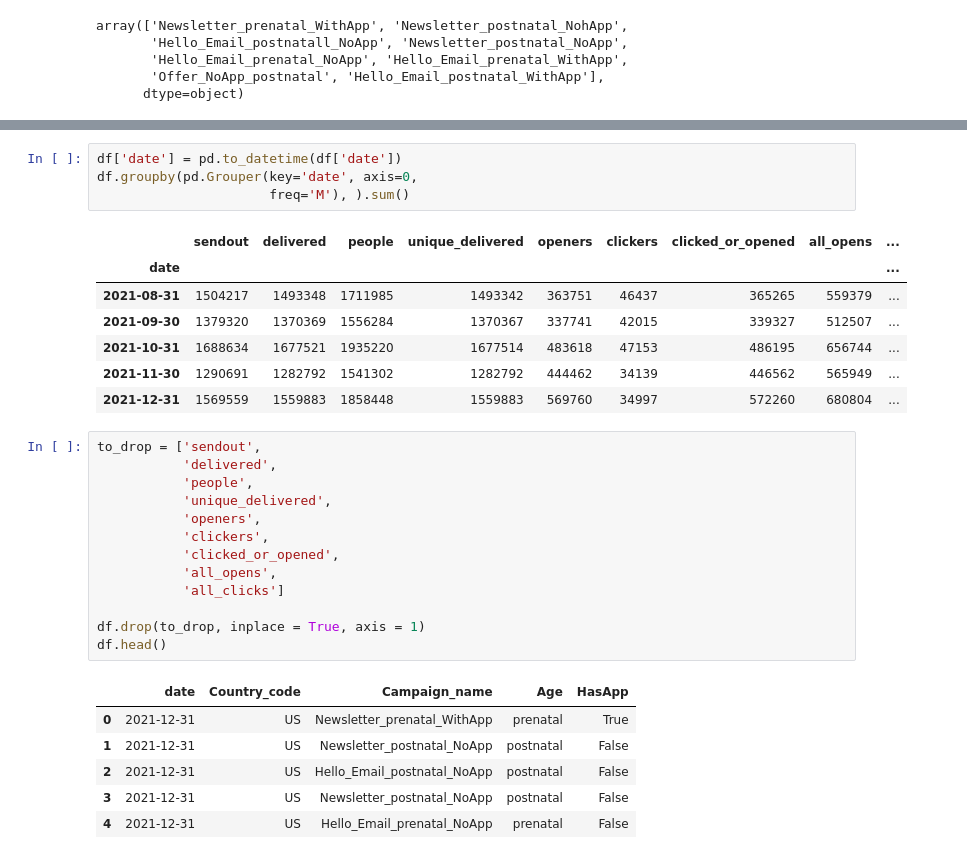
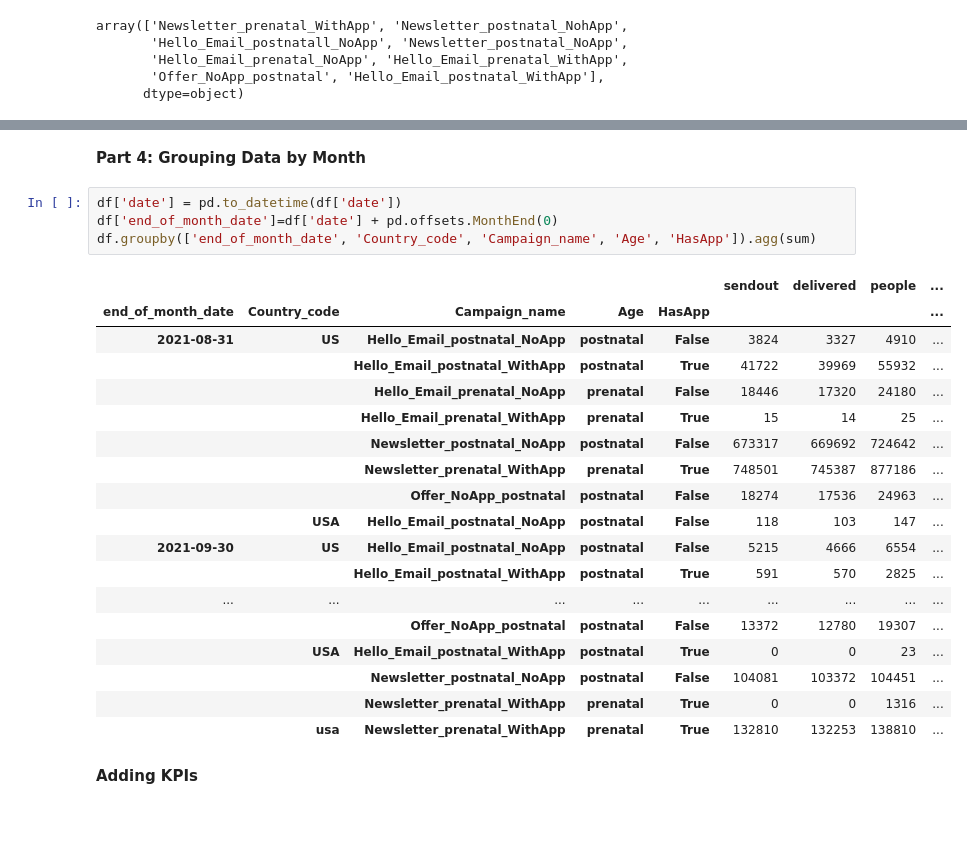
Before and after one commit to amansingla444/Data-Cleaning-and-Visualization-with-Python, a Jupyter notebook: code.ipynb, the cells around one changed output, grey strips where cells are left out. Saved outputs shown, nothing was run; the diff lists cells and outputs as text; blank space fills up the shorter version.

```diff
--- a/code.ipynb
+++ b/code.ipynb
@@ -92,35 +92,30 @@ df.head()
 | 2 | 2021-12-31 | US | Hello_Email_postnatal_NoApp | postnatal | False | 0 | 0 | 4 | 0 | ... |
 | 3 | 2021-12-31 | US | Newsletter_postnatal_NoApp | postnatal | False | 103974 | 103210 | 104423 | 103210 | ... |
 | 4 | 2021-12-31 | US | Hello_Email_prenatal_NoApp | prenatal | False | 0 | 0 | 20 | 0 | ... |
+# %% [markdown]
+**Part 4: Grouping Data by Month**
 # %%
 df['date'] = pd.to_datetime(df['date'])
-df.groupby(pd.Grouper(key='date', axis=0,
-                      freq='M'), ).sum()
+df['end_of_month_date']=df['date'] + pd.offsets.MonthEnd(0)
+df.groupby(['end_of_month_date', 'Country_code', 'Campaign_name', 'Age', 'HasApp']).agg(sum)
 # %% [output]
-|  | sendout | delivered | people | unique_delivered | openers | clickers | clicked_or_opened | all_opens | ... |
-| date |  |  |  |  |  |  |  |  | ... |
-| 2021-08-31 | 1504217 | 1493348 | 1711985 | 1493342 | 363751 | 46437 | 365265 | 559379 | ... |
-| 2021-09-30 | 1379320 | 1370369 | 1556284 | 1370367 | 337741 | 42015 | 339327 | 512507 | ... |
-| 2021-10-31 | 1688634 | 1677521 | 1935220 | 1677514 | 483618 | 47153 | 486195 | 656744 | ... |
-| 2021-11-30 | 1290691 | 1282792 | 1541302 | 1282792 | 444462 | 34139 | 446562 | 565949 | ... |
-| 2021-12-31 | 1569559 | 1559883 | 1858448 | 1559883 | 569760 | 34997 | 572260 | 680804 | ... |
+|  |  |  |  |  | sendout | delivered | people | ... |
+| end_of_month_date | Country_code | Campaign_name | Age | HasApp |  |  |  | ... |
+| 2021-08-31 | US | Hello_Email_postnatal_NoApp | postnatal | False | 3824 | 3327 | 4910 | ... |
+|  |  | Hello_Email_postnatal_WithApp | postnatal | True | 41722 | 39969 | 55932 | ... |
+|  |  | Hello_Email_prenatal_NoApp | prenatal | False | 18446 | 17320 | 24180 | ... |
+|  |  | Hello_Email_prenatal_WithApp | prenatal | True | 15 | 14 | 25 | ... |
+|  |  | Newsletter_postnatal_NoApp | postnatal | False | 673317 | 669692 | 724642 | ... |
+|  |  | Newsletter_prenatal_WithApp | prenatal | True | 748501 | 745387 | 877186 | ... |
+|  |  | Offer_NoApp_postnatal | postnatal | False | 18274 | 17536 | 24963 | ... |
+|  | USA | Hello_Email_postnatal_NoApp | postnatal | False | 118 | 103 | 147 | ... |
+| 2021-09-30 | US | Hello_Email_postnatal_NoApp | postnatal | False | 5215 | 4666 | 6554 | ... |
+|  |  | Hello_Email_postnatal_WithApp | postnatal | True | 591 | 570 | 2825 | ... |
+| ... | ... | ... | ... | ... | ... | ... | ... | ... |
+|  |  | Offer_NoApp_postnatal | postnatal | False | 13372 | 12780 | 19307 | ... |
+|  | USA | Hello_Email_postnatal_WithApp | postnatal | True | 0 | 0 | 23 | ... |
+|  |  | Newsletter_postnatal_NoApp | postnatal | False | 104081 | 103372 | 104451 | ... |
+|  |  | Newsletter_prenatal_WithApp | prenatal | True | 0 | 0 | 1316 | ... |
+|  | usa | Newsletter_prenatal_WithApp | prenatal | True | 132810 | 132253 | 138810 | ... |
-# %%
-to_drop = ['sendout',
-           'delivered',
-           'people',
-           'unique_delivered',
-           'openers',
-           'clickers',
-           'clicked_or_opened',
-           'all_opens',
-           'all_clicks']
-
-df.drop(to_drop, inplace = True, axis = 1)
-df.head()
-# %% [output]
-|  | date | Country_code | Campaign_name | Age | HasApp |
-| 0 | 2021-12-31 | US | Newsletter_prenatal_WithApp | prenatal | True |
-| 1 | 2021-12-31 | US | Newsletter_postnatal_NoApp | postnatal | False |
-| 2 | 2021-12-31 | US | Hello_Email_postnatal_NoApp | postnatal | False |
-| 3 | 2021-12-31 | US | Newsletter_postnatal_NoApp | postnatal | False |
-| 4 | 2021-12-31 | US | Hello_Email_prenatal_NoApp | prenatal | False |
+# %% [markdown]
+**Adding KPIs**
```
Also changed, not shown: parts of 4 cells of this notebook.
